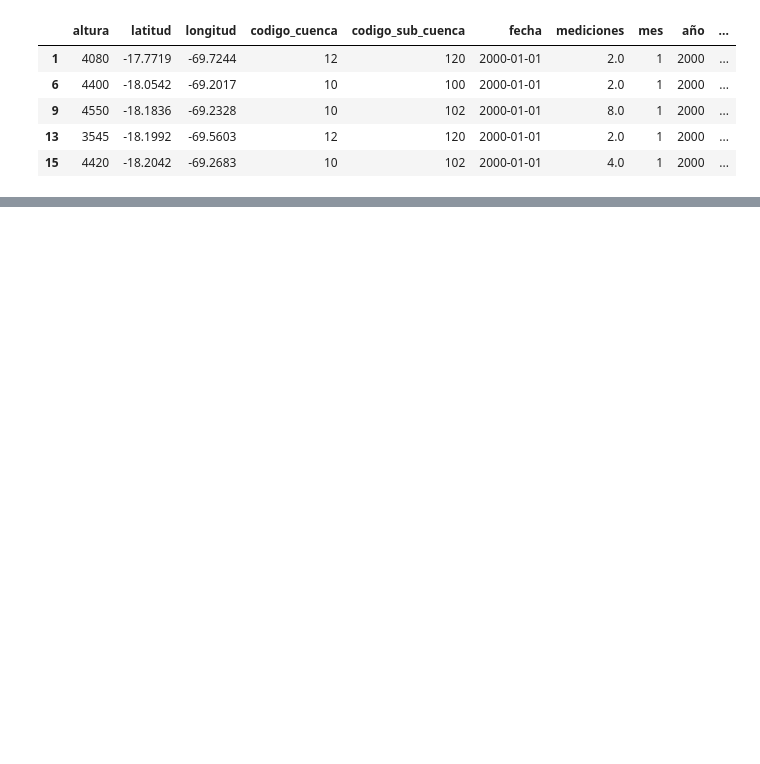
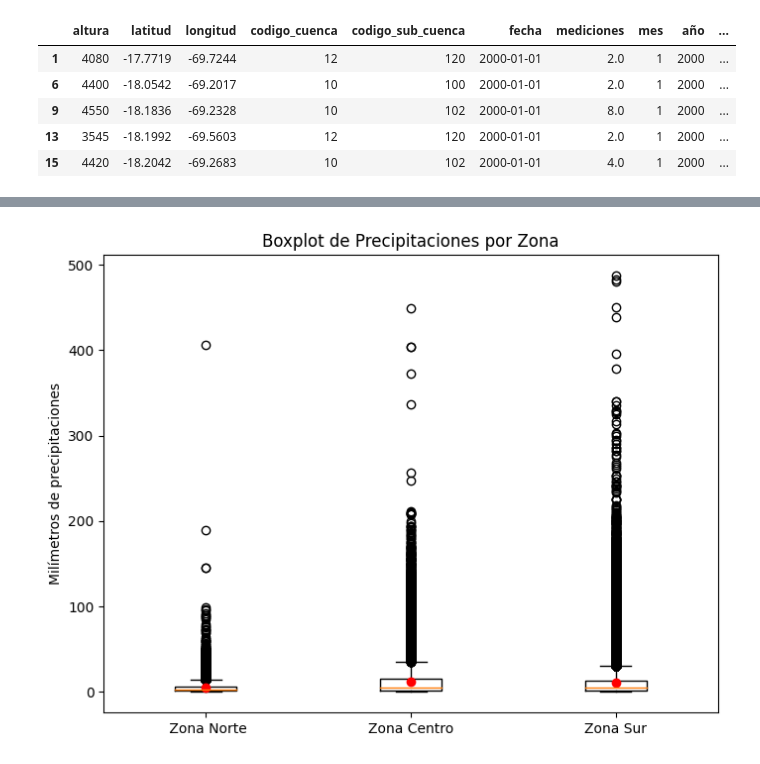
Before and after one commit to chernandezrojas1991/project-2-ml-precipitation-by-day-chile, a Jupyter notebook: project_2_ml_precipitation_by_day.ipynb, the cells around one changed output, grey strips where cells are left out. Saved outputs shown, nothing was run; the diff lists cells and outputs as text; code cells hidden in the pictures; blank space fills up the shorter version.

```diff
--- a/project_2_ml_precipitation_by_day.ipynb
+++ b/project_2_ml_precipitation_by_day.ipynb
@@ -274,0 +266,29 @@ df_precip_clean.head()
+# %%
+# Filtrar datos por zonas
+df_precip_clean_north = df_precip_clean[df_precip_clean['zona'] == 1]['mediciones']
+df_precip_clean_center = df_precip_clean[df_precip_clean['zona'] == 2]['mediciones']
+df_precip_clean_south = df_precip_clean[df_precip_clean['zona'] == 3]['mediciones']
+
+# Calcular promedios por zona
+mean_meditions_north = df_precip_clean_north.mean()
+mean_meditions_center = df_precip_clean_center.mean()
+mean_meditions_south = df_precip_clean_south.mean()
+
+# Preparar los datos para el boxplot
+data_to_plot = [df_precip_clean_north, df_precip_clean_center, df_precip_clean_south]
+
+# Graficar el boxplot
+plt.figure(figsize=(8, 6))  # Ajusta el tamaño de la figura si es necesario
+plt.boxplot(data_to_plot, labels=[' Zona Norte', 'Zona Centro', 'Zona Sur'])
+
+# Agregar puntos rojos para mostrar los promedios
+plt.plot([1, 2, 3], [mean_meditions_north, mean_meditions_center, mean_meditions_south], 'ro')  # Puntos rojos
+
+# Etiquetas y título
+plt.ylabel('Milímetros de precipitaciones')
+plt.title('Boxplot de Precipitaciones por Zona')
+
+# Mostrar la gráfica
+plt.show()
+# %% [output]
+[figure, added]
```
Also changed, not shown: parts of 25 cells of this notebook.
